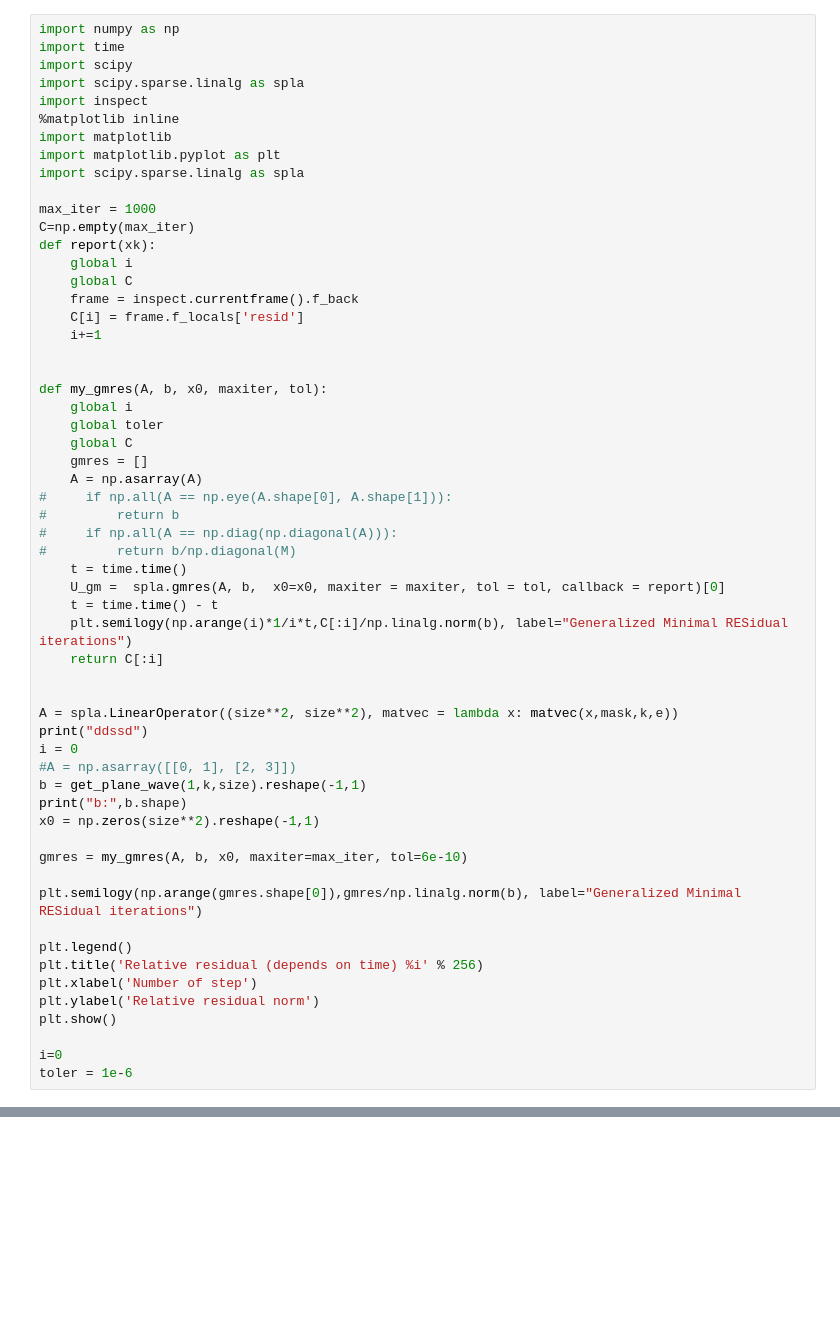
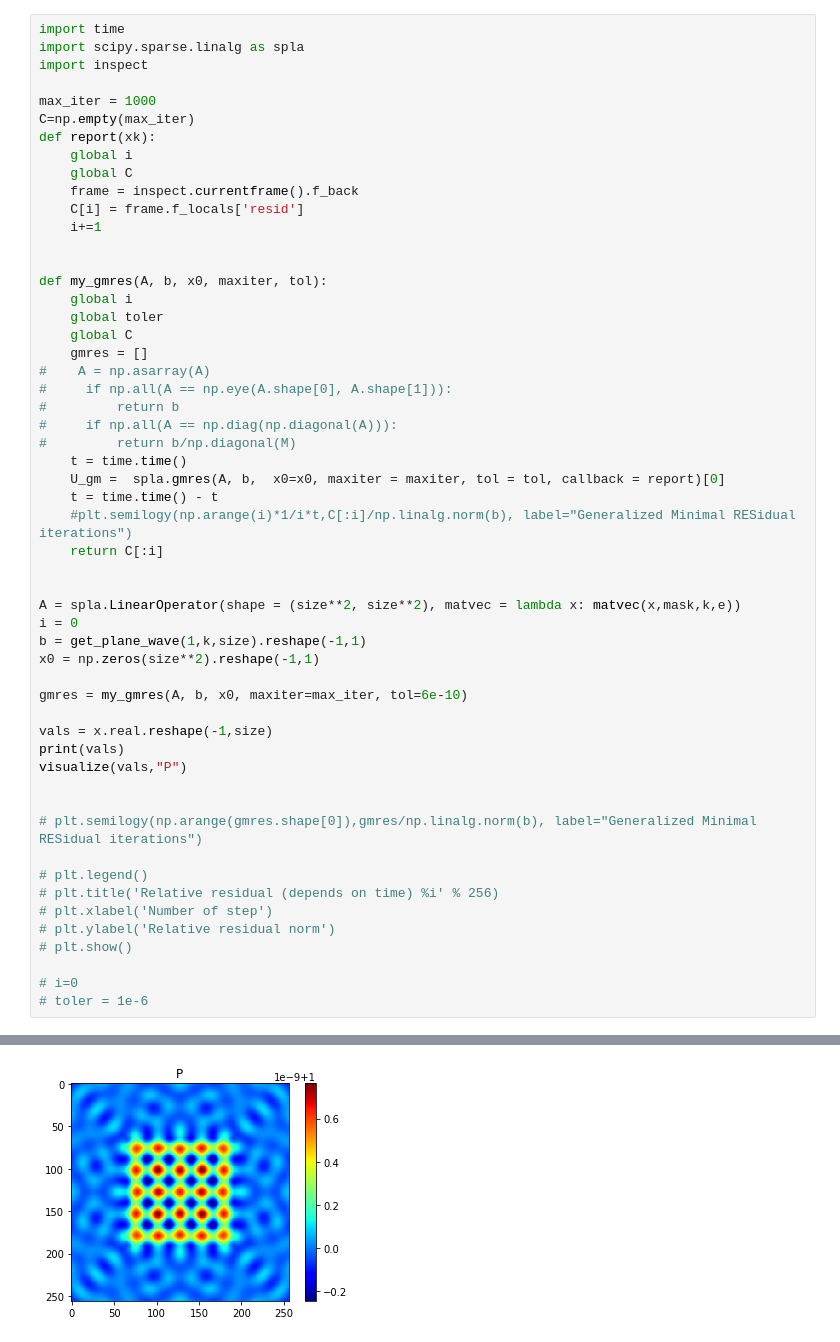
Before and after one commit to archilless/Minin, a Jupyter notebook: project.ipynb, the cells around one changed output, grey strips where cells are left out. Saved outputs shown, nothing was run; the diff lists cells and outputs as text; blank space fills up the shorter version.

```diff
--- a/project.ipynb
+++ b/project.ipynb
@@ -98,13 +105,7 @@ out:  (100, 1)
 # %%
-import numpy as np
 import time
-import scipy
 import scipy.sparse.linalg as spla
 import inspect
-%matplotlib inline
-import matplotlib
-import matplotlib.pyplot as plt
-import scipy.sparse.linalg as spla
 
 max_iter = 1000
 C=np.empty(max_iter)
@@ -121,7 +122,7 @@ def my_gmres(A, b, x0, maxiter, tol):
     global toler
     global C
     gmres = []
-    A = np.asarray(A)
+#    A = np.asarray(A)
 #     if np.all(A == np.eye(A.shape[0], A.shape[1])):
 #         return b
 #     if np.all(A == np.diag(np.diagonal(A))):
@@ -129,28 +130,30 @@ def my_gmres(A, b, x0, maxiter, tol):
     t = time.time()
     U_gm =  spla.gmres(A, b,  x0=x0, maxiter = maxiter, tol = tol, callback = report)[0]
     t = time.time() - t
-    plt.semilogy(np.arange(i)*1/i*t,C[:i]/np.linalg.norm(b), label="Generalized Minimal RESidual iterations")
+    #plt.semilogy(np.arange(i)*1/i*t,C[:i]/np.linalg.norm(b), label="Generalized Minimal RESidual iterations")
     return C[:i]
 
 
-A = spla.LinearOperator((size**2, size**2), matvec = lambda x: matvec(x,mask,k,e))
-print("ddssd")
+A = spla.LinearOperator(shape = (size**2, size**2), matvec = lambda x: matvec(x,mask,k,e))
 i = 0
-#A = np.asarray([[0, 1], [2, 3]])
 b = get_plane_wave(1,k,size).reshape(-1,1)
-print("b:",b.shape)
 x0 = np.zeros(size**2).reshape(-1,1)
 
 gmres = my_gmres(A, b, x0, maxiter=max_iter, tol=6e-10)
 
-plt.semilogy(np.arange(gmres.shape[0]),gmres/np.linalg.norm(b), label="Generalized Minimal RESidual iterations")
+vals = x.real.reshape(-1,size)
+print(vals)
+visualize(vals,"P")
 
-plt.legend()
-plt.title('Relative residual (depends on time) %i' % 256)
-plt.xlabel('Number of step')
-plt.ylabel('Relative residual norm')
-plt.show()
 
-i=0
-toler = 1e-6
+# plt.semilogy(np.arange(gmres.shape[0]),gmres/np.linalg.norm(b), label="Generalized Minimal RESidual iterations")
+
+# plt.legend()
+# plt.title('Relative residual (depends on time) %i' % 256)
+# plt.xlabel('Number of step')
+# plt.ylabel('Relative residual norm')
+# plt.show()
+
+# i=0
+# toler = 1e-6
 # %% [output]
@@ -161,0 +171 @@ ValueError: A and b have incompatible dimensions
+[figure, added]
```
Also changed, not shown: parts of 2 cells of this notebook.
